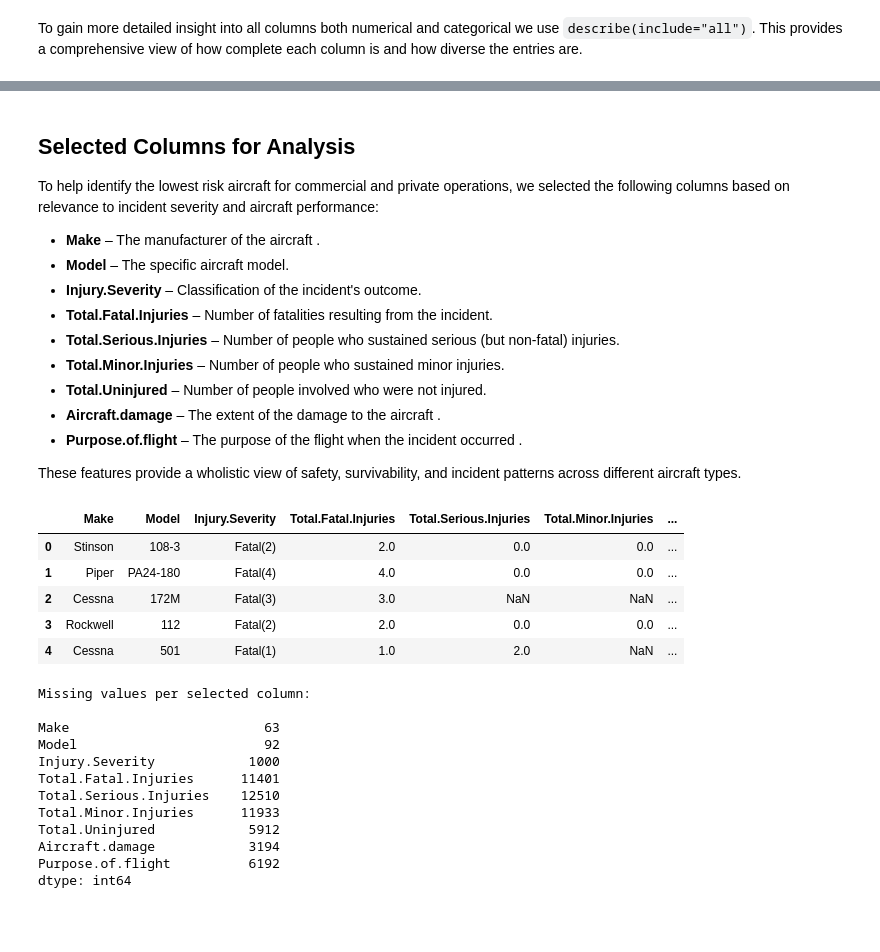
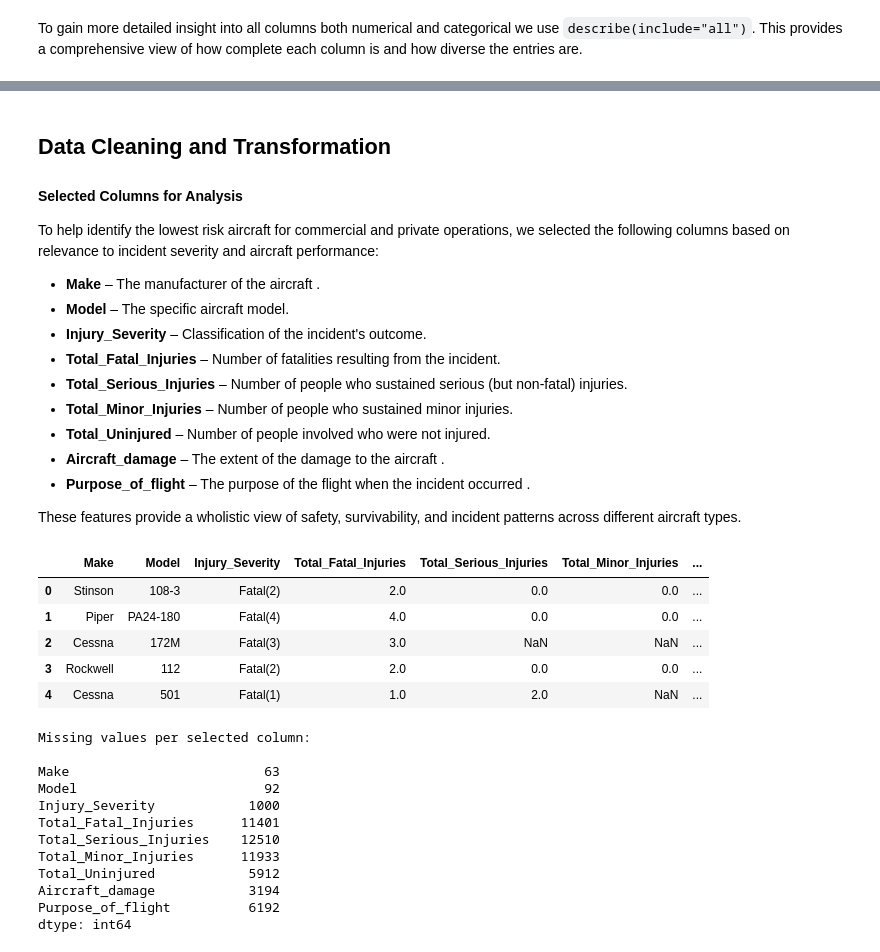
Before and after one commit to Marilyn2961/Aviation-Risk-Analysis, a Jupyter notebook: aviation_risk_analysis.ipynb, the cells around one changed output, grey strips where cells are left out. Cells and saved outputs as stored; diff of their text form; code cells hidden in the pictures; blank space fills up the shorter version.

Commit message:
Aggregate cleaned data and updated earlier data processing in aviation_risk_analysis.ipynb

```diff
--- a/aviation_risk_analysis.ipynb
+++ b/aviation_risk_analysis.ipynb
@@ -15,6 +18,9 @@ Which aircraft types/models/makes are involved in the least severe, least fatal,
 # %%
 #Loading the CSV file into a pandas DataFrame using Latin-1 encoding to avoid Unicode errors
-aviation_df = pd.read_csv("Data\AviationData.csv", encoding='latin1')
+# the low_memory=False ensures that pandas reads the file once to prevent dtype warnings
+
+
+aviation_df = pd.read_csv("Data\AviationData.csv", encoding='latin1', low_memory=False)
 
 # Display the first 5 rows of the DataFrame to preview the data
 aviation_df.head()
@@ -74,3 +81,7 @@ Data columns (total 31 columns):
  30  Publication.Date        75118 non-null  object
 dtypes: float64(5), object(26)
 memory usage: 21.0+ MB
+# %%
+## Replacing all periods in column names with underscores for consistency and easier access
+aviation_df.columns = aviation_df.columns.str.replace('.', '_',)
+aviation_df.columns
@@ -106,27 +129,29 @@ aviation_df.describe(include="all")
 | max | NaN | NaN | NaN | NaN | NaN | NaN | NaN | NaN | ... |
 11 rows × 31 columns
 # %% [markdown]
-## Selected Columns for Analysis
+## Data Cleaning and Transformation
+
+#### Selected Columns for Analysis
 
 To help identify the lowest risk aircraft for commercial and private operations, we selected the following columns based on relevance to incident severity and aircraft performance:
 
 - **Make** – The manufacturer of the aircraft .
 - **Model** – The specific aircraft model.
-- **Injury.Severity** – Classification of the incident's outcome.
-- **Total.Fatal.Injuries** – Number of fatalities resulting from the incident.
-- **Total.Serious.Injuries** – Number of people who sustained serious (but non-fatal) injuries.
-- **Total.Minor.Injuries** – Number of people who sustained minor injuries.
-- **Total.Uninjured** – Number of people involved who were not injured.
-- **Aircraft.damage** – The extent of the damage to the aircraft .
-- **Purpose.of.flight** – The purpose of the flight when the incident occurred .
+- **Injury_Severity** – Classification of the incident's outcome.
+- **Total_Fatal_Injuries** – Number of fatalities resulting from the incident.
+- **Total_Serious_Injuries** – Number of people who sustained serious (but non-fatal) injuries.
+- **Total_Minor_Injuries** – Number of people who sustained minor injuries.
+- **Total_Uninjured** – Number of people involved who were not injured.
+- **Aircraft_damage** – The extent of the damage to the aircraft .
+- **Purpose_of_flight** – The purpose of the flight when the incident occurred .
 
 These features provide a wholistic view of safety, survivability, and incident patterns across different aircraft types.
 # %%
-selected_columns =  ['Make', 'Model','Injury.Severity', 'Total.Fatal.Injuries', 'Total.Serious.Injuries','Total.Minor.Injuries', 'Total.Uninjured','Aircraft.damage', 'Purpose.of.flight']
+selected_columns =  ['Make', 'Model', 'Injury_Severity', 'Total_Fatal_Injuries', 'Total_Serious_Injuries','Total_Minor_Injuries', 'Total_Uninjured','Aircraft_damage', 'Purpose_of_flight']
 
 aviation_df[selected_columns].head()
 # %% [output]
-|  | Make | Model | Injury.Severity | Total.Fatal.Injuries | Total.Serious.Injuries | Total.Minor.Injuries | ... |
+|  | Make | Model | Injury_Severity | Total_Fatal_Injuries | Total_Serious_Injuries | Total_Minor_Injuries | ... |
 | 0 | Stinson | 108-3 | Fatal(2) | 2.0 | 0.0 | 0.0 | ... |
 | 1 | Piper | PA24-180 | Fatal(4) | 4.0 | 0.0 | 0.0 | ... |
 | 2 | Cessna | 172M | Fatal(3) | 3.0 | NaN | NaN | ... |
@@ -142,12 +167,12 @@ Missing values per selected column:
 
 Make                         63
 Model                        92
-Injury.Severity            1000
-Total.Fatal.Injuries      11401
-Total.Serious.Injuries    12510
-Total.Minor.Injuries      11933
-Total.Uninjured            5912
-Aircraft.damage            3194
-Purpose.of.flight          6192
+Injury_Severity            1000
+Total_Fatal_Injuries      11401
+Total_Serious_Injuries    12510
+Total_Minor_Injuries      11933
+Total_Uninjured            5912
+Aircraft_damage            3194
+Purpose_of_flight          6192
 dtype: int64
 # %% [markdown]
```
Also changed, not shown: parts of 18 cells of this notebook.
